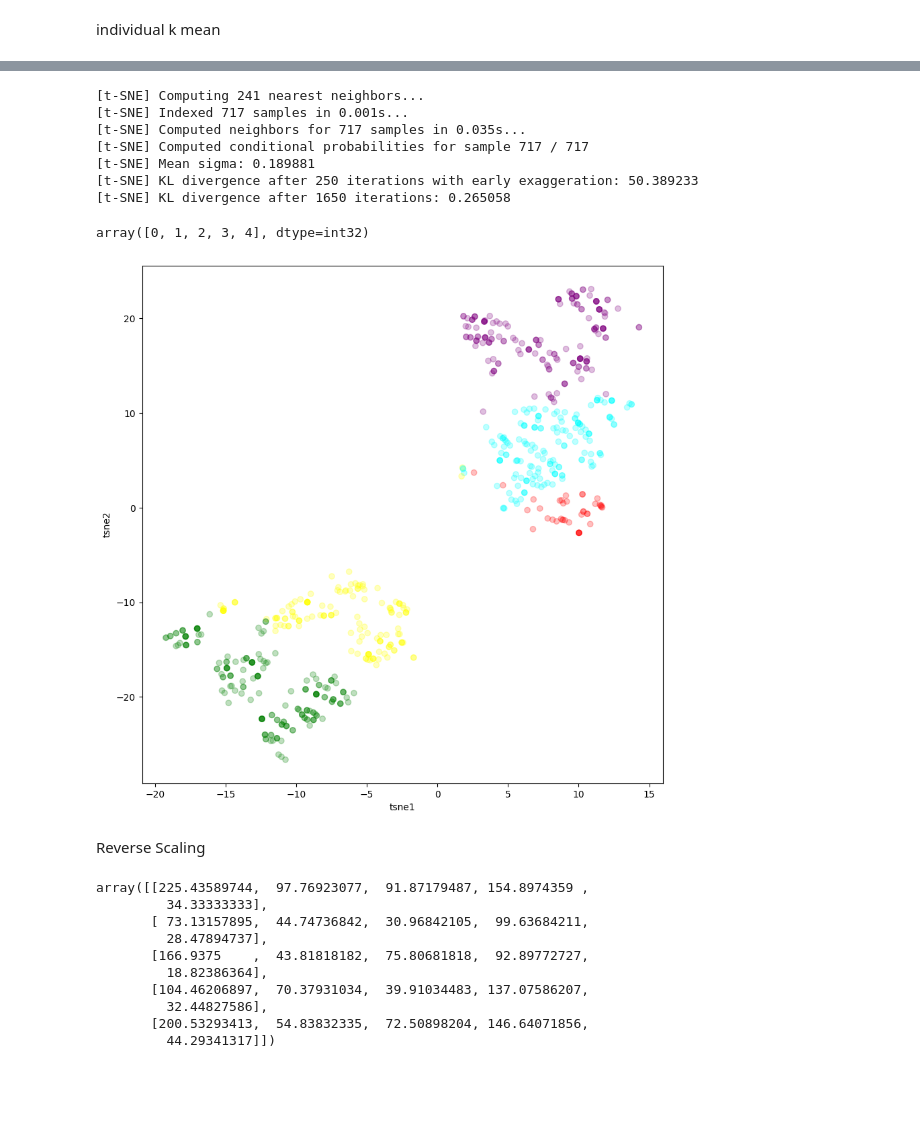
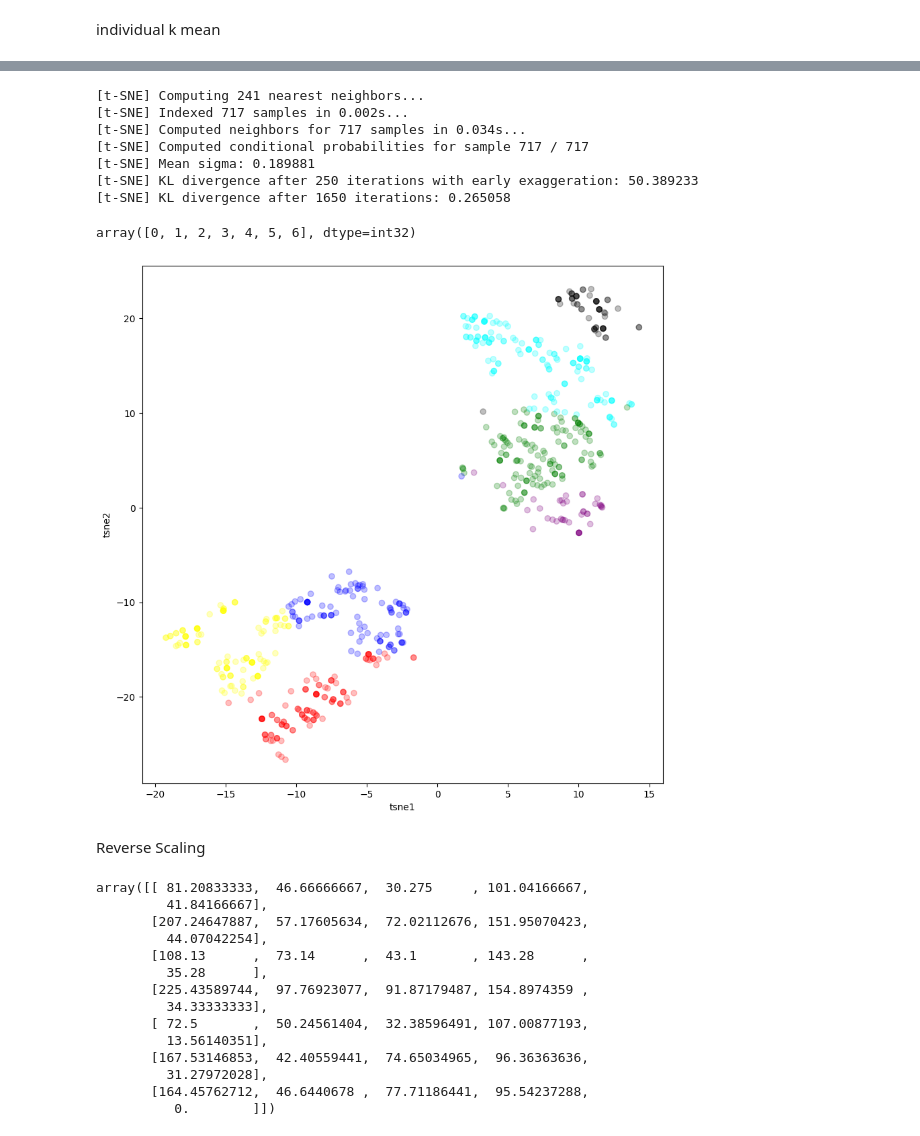
Before and after one commit to LazyHooks/AI_Jobs_Disruption, a Jupyter notebook: MM_aug.ipynb, the cells around one changed output, grey strips where cells are left out. Saved outputs shown, nothing was run; the diff lists cells and outputs as text; code cells hidden in the pictures; blank space fills up the shorter version.

```diff
--- a/MM_aug.ipynb
+++ b/MM_aug.ipynb
@@ -166,7 +166,7 @@ individual k mean
 # %%
 from sklearn.cluster import KMeans
 
-kmeans = KMeans(n_clusters=5, random_state=0)
+kmeans = KMeans(n_clusters=7, random_state=0)
 
 kmeans.fit(X)
 # %% [output]
@@ -232,8 +234,8 @@ tsne_scale_results = tsne.fit_transform(X)
 tsne_df_scale = pd.DataFrame(tsne_scale_results, columns=['tsne1', 'tsne2'])
 # %% [output]
 [t-SNE] Computing 241 nearest neighbors...
-[t-SNE] Indexed 717 samples in 0.001s...
-[t-SNE] Computed neighbors for 717 samples in 0.035s...
+[t-SNE] Indexed 717 samples in 0.002s...
+[t-SNE] Computed neighbors for 717 samples in 0.034s...
 [t-SNE] Computed conditional probabilities for sample 717 / 717
 [t-SNE] Mean sigma: 0.189881
 [t-SNE] KL divergence after 250 iterations with early exaggeration: 50.389233
@@ -241,16 +243,16 @@ tsne_df_scale = pd.DataFrame(tsne_scale_results, columns=['tsne1', 'tsne2'])
 # %%
 np.unique(labels)
 # %% [output]
-array([0, 1, 2, 3, 4], dtype=int32)
+array([0, 1, 2, 3, 4, 5, 6], dtype=int32)
 # %%
-colors = ["red","green","blue","purple","yellow","cyan"]
+colors = ["red","green","blue","purple","yellow","cyan","black"]
 plt.figure(figsize = (10,10))
 plt.scatter(tsne_df_scale.iloc[:,0],tsne_df_scale.iloc[:,1],alpha=0.25, c=labels, cmap=matplotlib.colors.ListedColormap(colors))
 plt.xlabel('tsne1')
 plt.ylabel('tsne2')
 plt.show()
 # %% [output]
-[figure, old version]
+[figure, new version]
 # %% [markdown]
 Reverse Scaling
 # %%
@@ -258,13 +260,17 @@ Z2 = ms.inverse_transform(Z)
 pd.DataFrame(Z2).to_csv('cc_jm_aug')
 Z2
 # %% [output]
-array([[225.43589744,  97.76923077,  91.87179487, 154.8974359 ,
+array([[ 81.20833333,  46.66666667,  30.275     , 101.04166667,
+         41.84166667],
+       [207.24647887,  57.17605634,  72.02112676, 151.95070423,
+         44.07042254],
+       [108.13      ,  73.14      ,  43.1       , 143.28      ,
+         35.28      ],
+       [225.43589744,  97.76923077,  91.87179487, 154.8974359 ,
          34.33333333],
-       [ 73.13157895,  44.74736842,  30.96842105,  99.63684211,
-         28.47894737],
-       [166.9375    ,  43.81818182,  75.80681818,  92.89772727,
-         18.82386364],
-       [104.46206897,  70.37931034,  39.91034483, 137.07586207,
-         32.44827586],
-       [200.53293413,  54.83832335,  72.50898204, 146.64071856,
-         44.29341317]])
+       [ 72.5       ,  50.24561404,  32.38596491, 107.00877193,
+         13.56140351],
+       [167.53146853,  42.40559441,  74.65034965,  96.36363636,
+         31.27972028],
+       [164.45762712,  46.6440678 ,  77.71186441,  95.54237288,
+          0.        ]])
```
Also changed, not shown: parts of 4 cells of this notebook.
